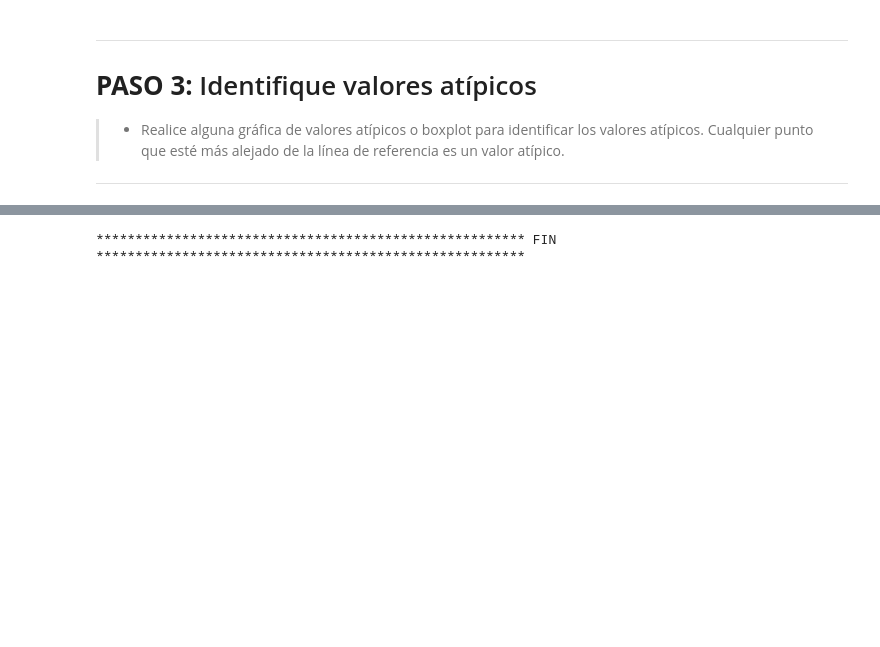
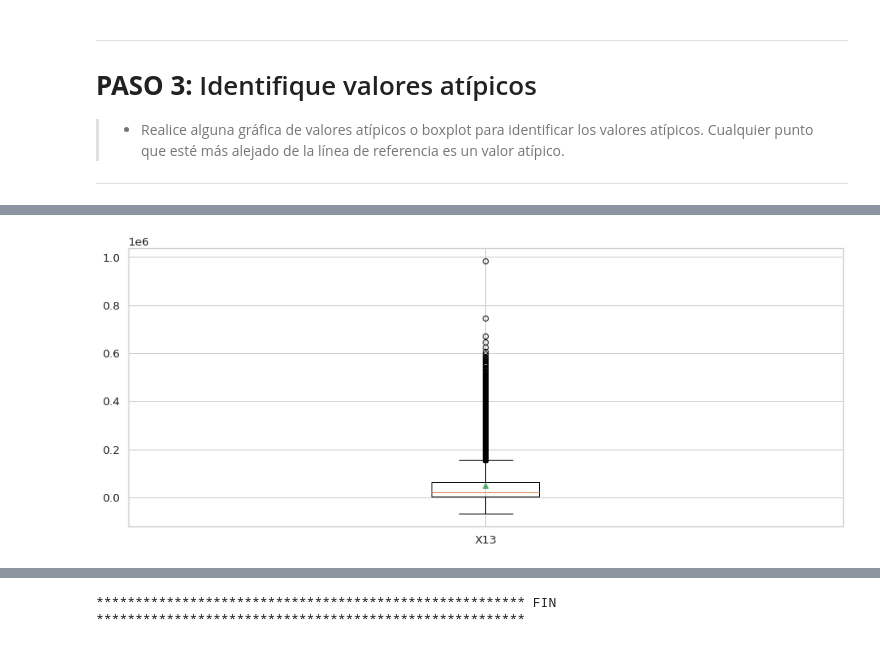
Before and after one commit to PosgradoMNA/actividades-del-projecto-team_59, a Jupyter notebook: Actividad_Sem_04_CD_PCA.ipynb, the cells around one changed output, grey strips where cells are left out. Saved outputs shown, nothing was run; the diff lists cells and outputs as text; code cells hidden in the pictures; blank space fills up the shorter version.

```diff
--- a/Actividad_Sem_04_CD_PCA.ipynb
+++ b/Actividad_Sem_04_CD_PCA.ipynb
@@ -763,0 +794,5 @@ Name: PC2, dtype: float64
+# %%
+plt.boxplot(ndfinal.X13, labels=['X13'], showmeans=True)
+plt.show()
+# %% [output]
+[figure, added]
```
Also changed, not shown: parts of 15 cells of this notebook.
